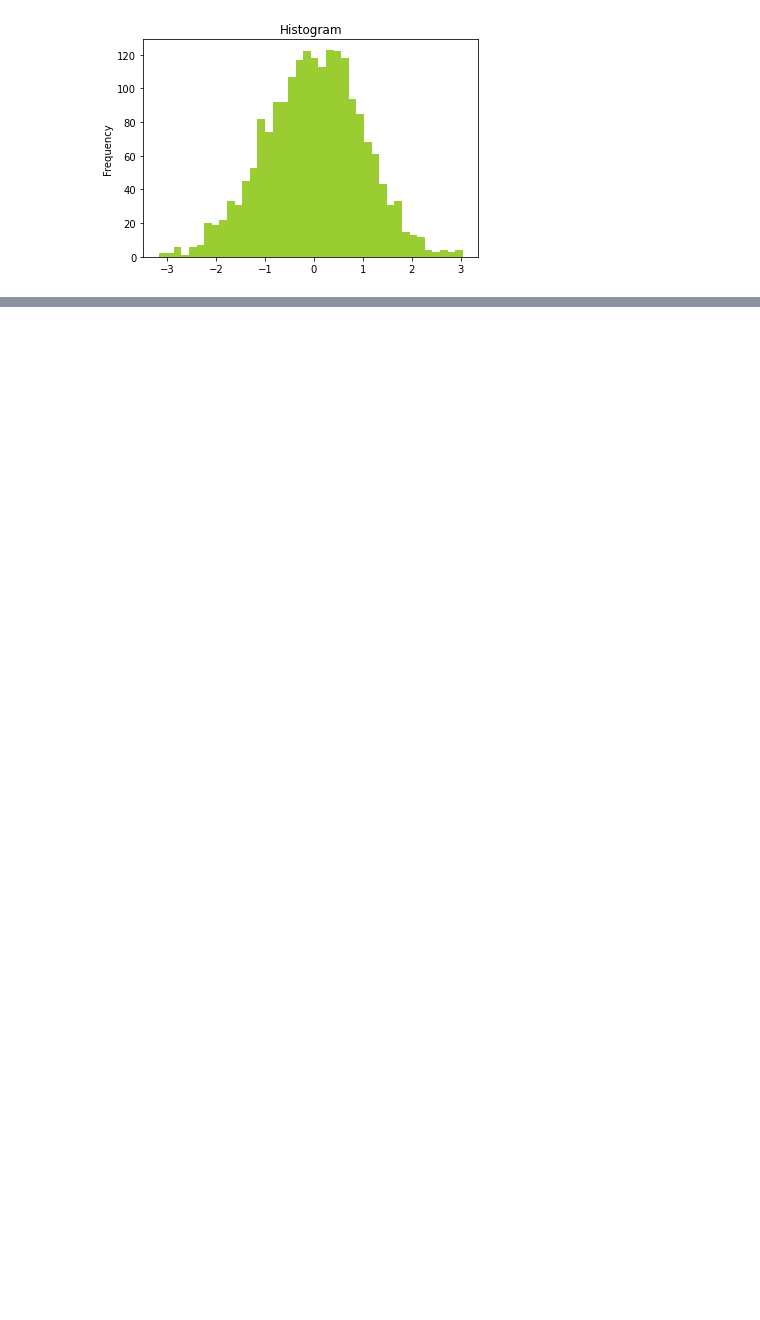
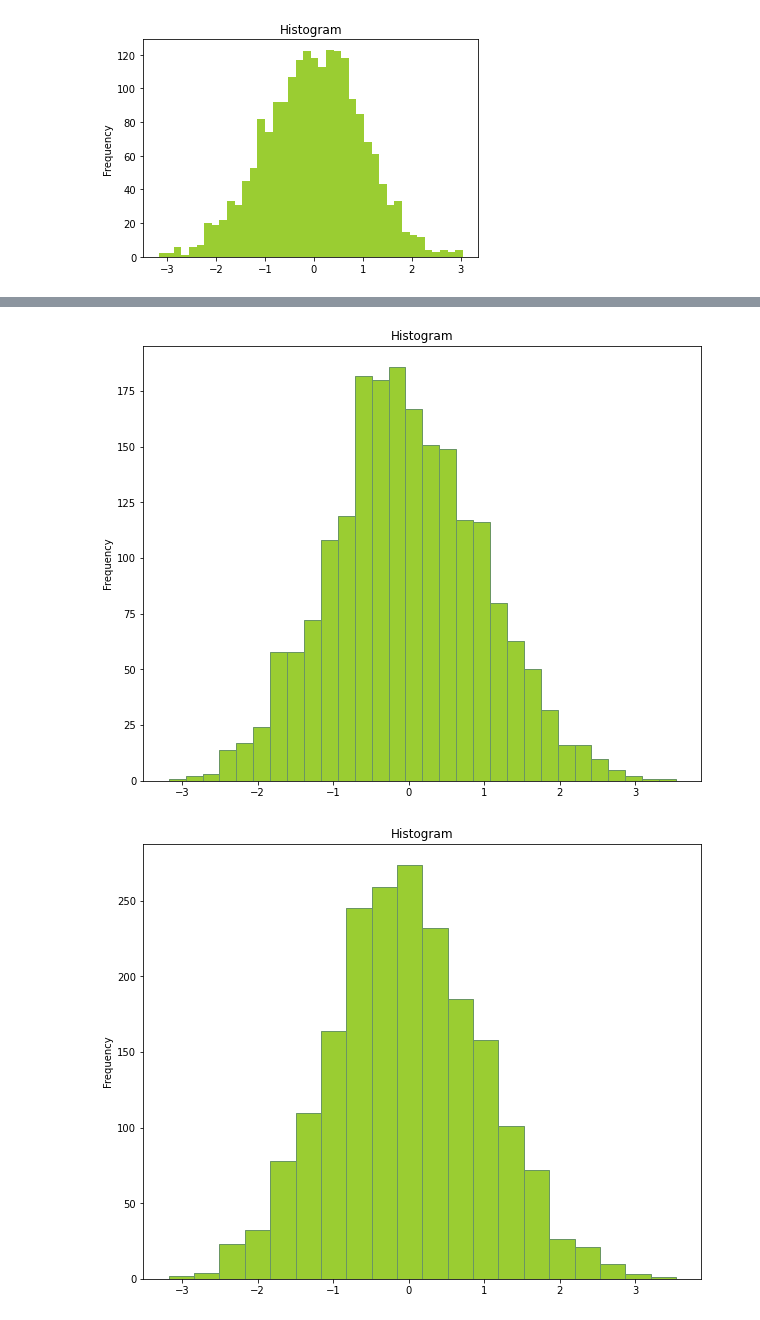
Before and after one commit to uannabi/MatPlotLibGraph, a Jupyter notebook: Histogram.ipynb, the cells around one changed output, grey strips where cells are left out. Drawn from its saved outputs; the diff is of its cells as text; code cells hidden in the pictures; blank space fills up the shorter version.

```diff
--- a/Histogram.ipynb
+++ b/Histogram.ipynb
@@ -20,0 +30,18 @@ plt.show()
+# %%
+# Binning
+plt.figure(figsize=(10,8))
+x = np.random.normal(size = 2000)
+plt.hist(x, bins=30, color='yellowgreen' , edgecolor="#6A9662")
+plt.gca().set(title='Histogram', ylabel='Frequency')
+plt.show()
+plt.figure(figsize=(10,8))
+plt.hist(x, bins=20, color='yellowgreen' , edgecolor="#6A9662")
+plt.gca().set(title='Histogram', ylabel='Frequency')
+plt.show()
+plt.figure(figsize=(10,8))
+plt.hist(x, bins=10, color='yellowgreen' , edgecolor="#6A9662")
+plt.gca().set(title='Histogram', ylabel='Frequency')
+plt.show()
+# %% [output]
+[figure, added]
+[figure, added]
```
Also changed, not shown: parts of 3 cells of this notebook.
